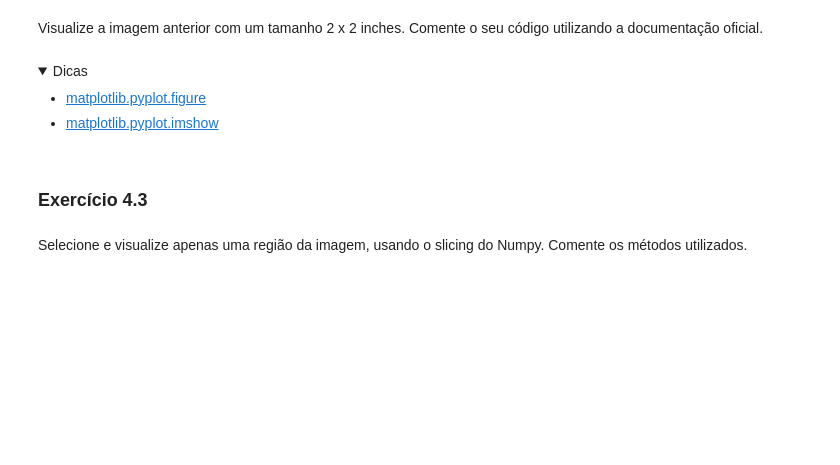
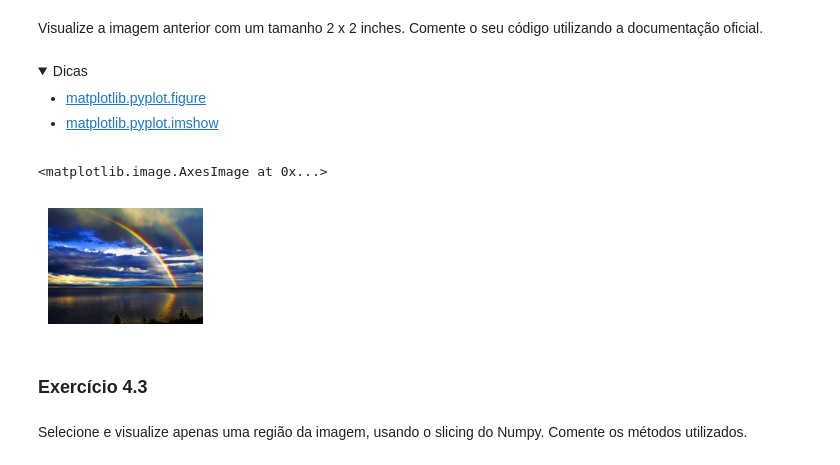
Before and after one commit to UNICAMP-EA979/2026s1-pi01-numpy-g248527, a Jupyter notebook: Atividade.ipynb, the cells around one changed output. Drawn from its saved outputs; the diff is of its cells as text; code cells hidden in the pictures; folded sections open; blank space fills up the shorter version.

```diff
--- a/Atividade.ipynb
+++ b/Atividade.ipynb
@@ -483,0 +512,9 @@ Converta a imagem **img** para um array do numpy, printe o número de dimensões
+# %%
+# Seu código aqui
+
+# Utilizei a própria função do numpy para transformar a imagem em um array
+
+img_array = np.array(img)
+print(f"número de dimensões: {img_array.ndim}")
+print(f"shape: {img_array.shape}")
+print(f"dtype: {img_array.dtype}")
@@ -498,3 +537,15 @@ Visualize a imagem anterior com um tamanho 2 x 2 inches. Comente o seu código u
+# %%
+# Seu código aqui
+
+# De acordo com a documentação oficial, o parâmetro figsize do plt.figure é determinado em inches. Assim passar uma tupla (2,2) define o tamanho como 2x2 inches
+# Também desativei os eixos para a imagem ficar melhor
+
+plt.figure(figsize = (2,2))
+plt.axis('off')
+plt.imshow(img_array)
+# %% [output]
+<matplotlib.image.AxesImage at 0x...>
+[figure, added]
 # %% [markdown]
 ### Exercício 4.3
 # %% [markdown]
```
Also changed, not shown: parts of 9 cells of this notebook.
